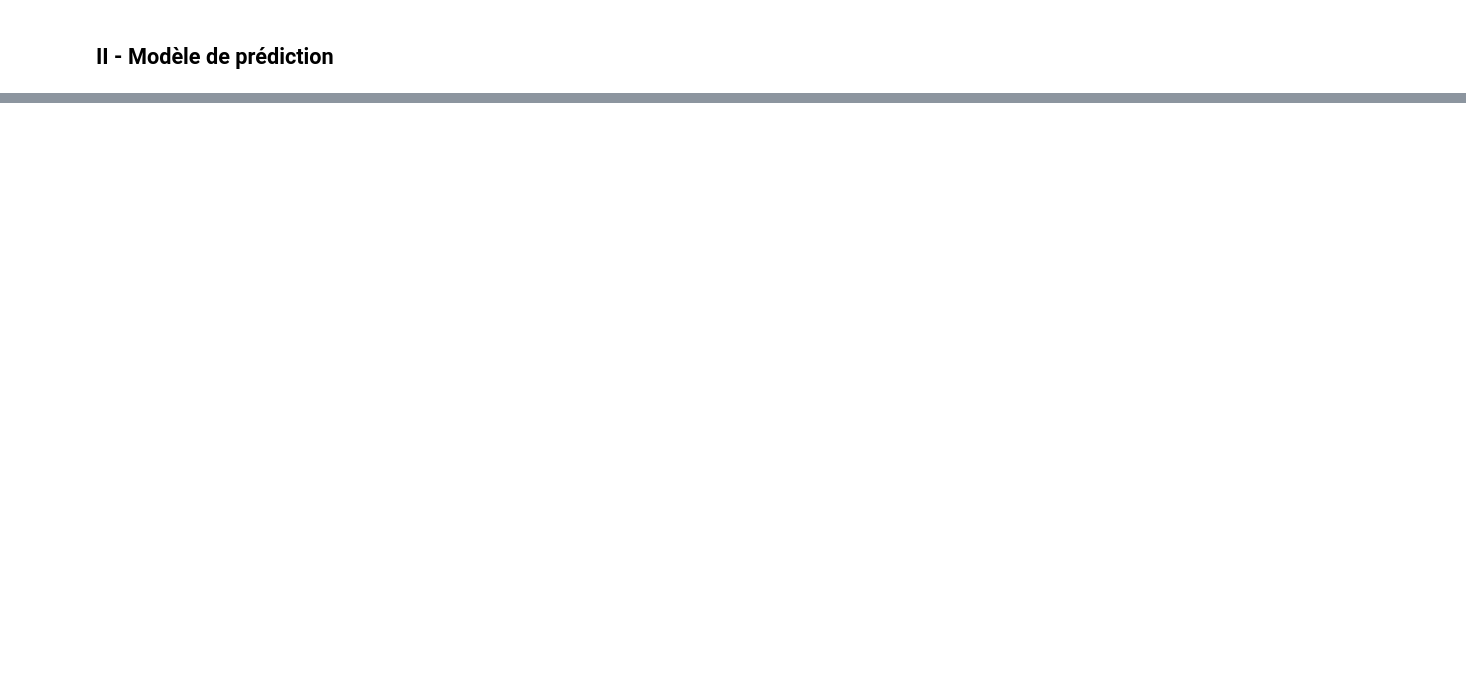
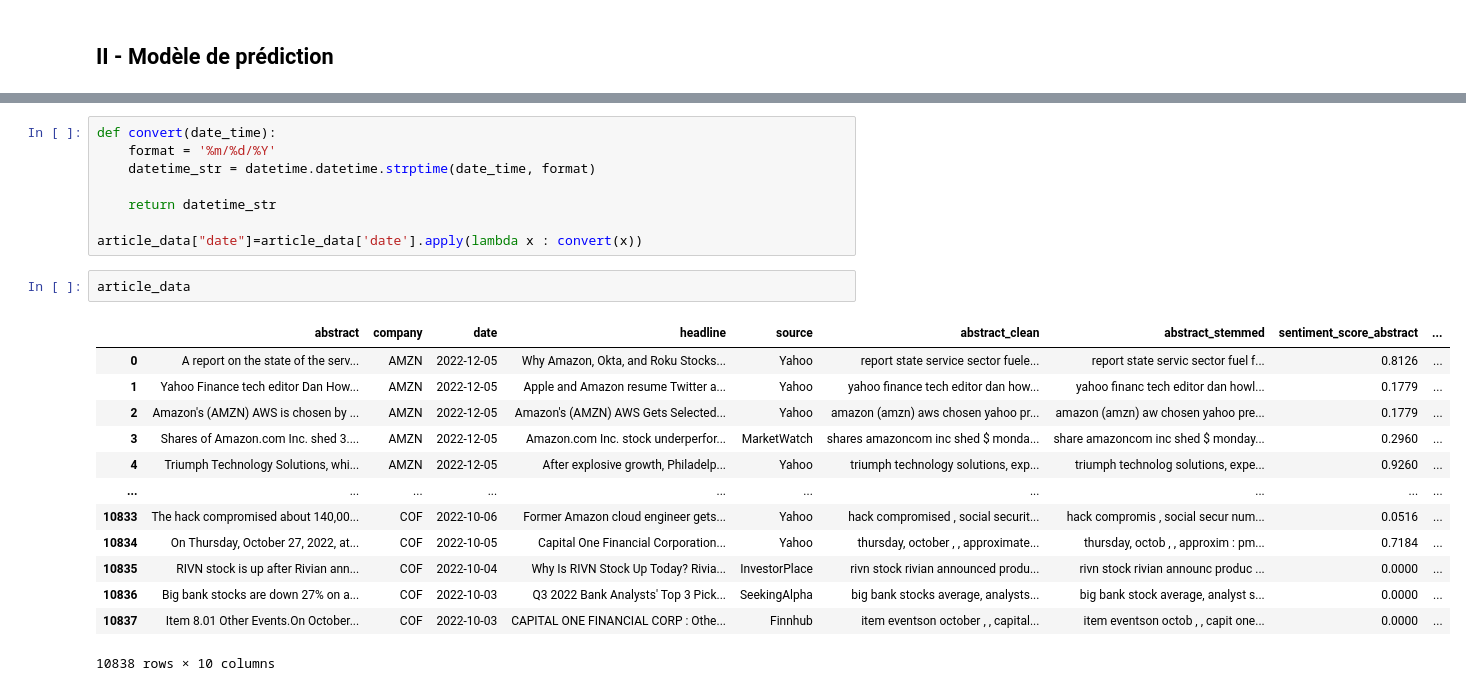
Before and after one commit to elenalmg/Projet-Python, a Jupyter notebook: notebook_data_analyse.ipynb, the cells around one changed output, grey strips where cells are left out. Drawn from its saved outputs; the diff is of its cells as text; blank space fills up the shorter version.

```diff
--- a/notebook_data_analyse.ipynb
+++ b/notebook_data_analyse.ipynb
@@ -224,0 +279,24 @@ Des résultats ci-dessus nous constatons que :
+# %%
+def convert(date_time):
+    format = '%m/%d/%Y'
+    datetime_str = datetime.datetime.strptime(date_time, format)
+
+    return datetime_str
+
+article_data["date"]=article_data['date'].apply(lambda x : convert(x))
+# %%
+article_data
+# %% [output]
+|  | abstract | company | date | headline | source | abstract_clean | abstract_stemmed | sentiment_score_abstract | ... |
+| 0 | A report on the state of the serv... | AMZN | 2022-12-05 | Why Amazon, Okta, and Roku Stocks... | Yahoo | report state service sector fuele... | report state servic sector fuel f... | 0.8126 | ... |
+| 1 | Yahoo Finance tech editor Dan How... | AMZN | 2022-12-05 | Apple and Amazon resume Twitter a... | Yahoo | yahoo finance tech editor dan how... | yahoo financ tech editor dan howl... | 0.1779 | ... |
+| 2 | Amazon's (AMZN) AWS is chosen by ... | AMZN | 2022-12-05 | Amazon's (AMZN) AWS Gets Selected... | Yahoo | amazon (amzn) aws chosen yahoo pr... | amazon (amzn) aw chosen yahoo pre... | 0.1779 | ... |
+| 3 | Shares of Amazon.com Inc. shed 3.... | AMZN | 2022-12-05 | Amazon.com Inc. stock underperfor... | MarketWatch | shares amazoncom inc shed $ monda... | share amazoncom inc shed $ monday... | 0.2960 | ... |
+| 4 | Triumph Technology Solutions, whi... | AMZN | 2022-12-05 | After explosive growth, Philadelp... | Yahoo | triumph technology solutions, exp... | triumph technolog solutions, expe... | 0.9260 | ... |
+| ... | ... | ... | ... | ... | ... | ... | ... | ... | ... |
+| 10833 | The hack compromised about 140,00... | COF | 2022-10-06 | Former Amazon cloud engineer gets... | Yahoo | hack compromised , social securit... | hack compromis , social secur num... | 0.0516 | ... |
+| 10834 | On Thursday, October 27, 2022, at... | COF | 2022-10-05 | Capital One Financial Corporation... | Yahoo | thursday, october , , approximate... | thursday, octob , , approxim : pm... | 0.7184 | ... |
+| 10835 | RIVN stock is up after Rivian ann... | COF | 2022-10-04 | Why Is RIVN Stock Up Today? Rivia... | InvestorPlace | rivn stock rivian announced produ... | rivn stock rivian announc produc ... | 0.0000 | ... |
+| 10836 | Big bank stocks are down 27% on a... | COF | 2022-10-03 | Q3 2022 Bank Analysts' Top 3 Pick... | SeekingAlpha | big bank stocks average, analysts... | big bank stock average, analyst s... | 0.0000 | ... |
+| 10837 | Item 8.01 Other Events.On October... | COF | 2022-10-03 | CAPITAL ONE FINANCIAL CORP : Othe... | Finnhub | item eventson october , , capital... | item eventson octob , , capit one... | 0.0000 | ... |
+10838 rows × 10 columns
```
Also changed, not shown: parts of 16 cells of this notebook.
